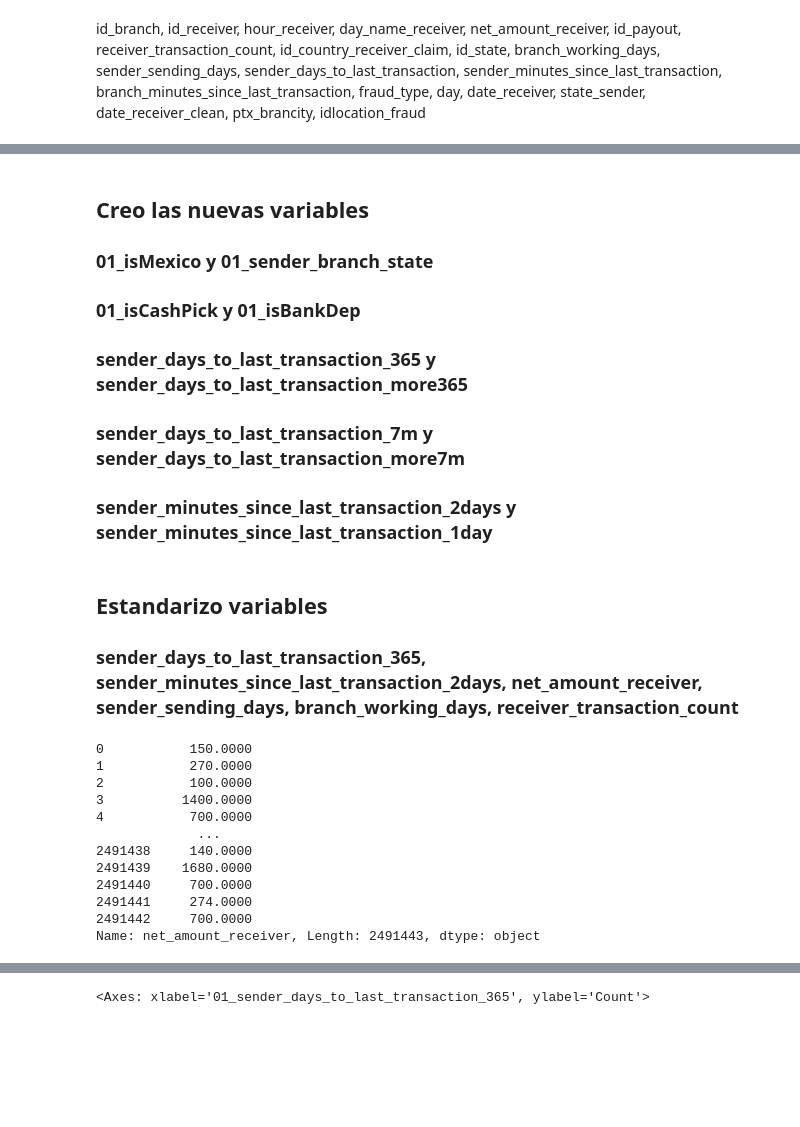
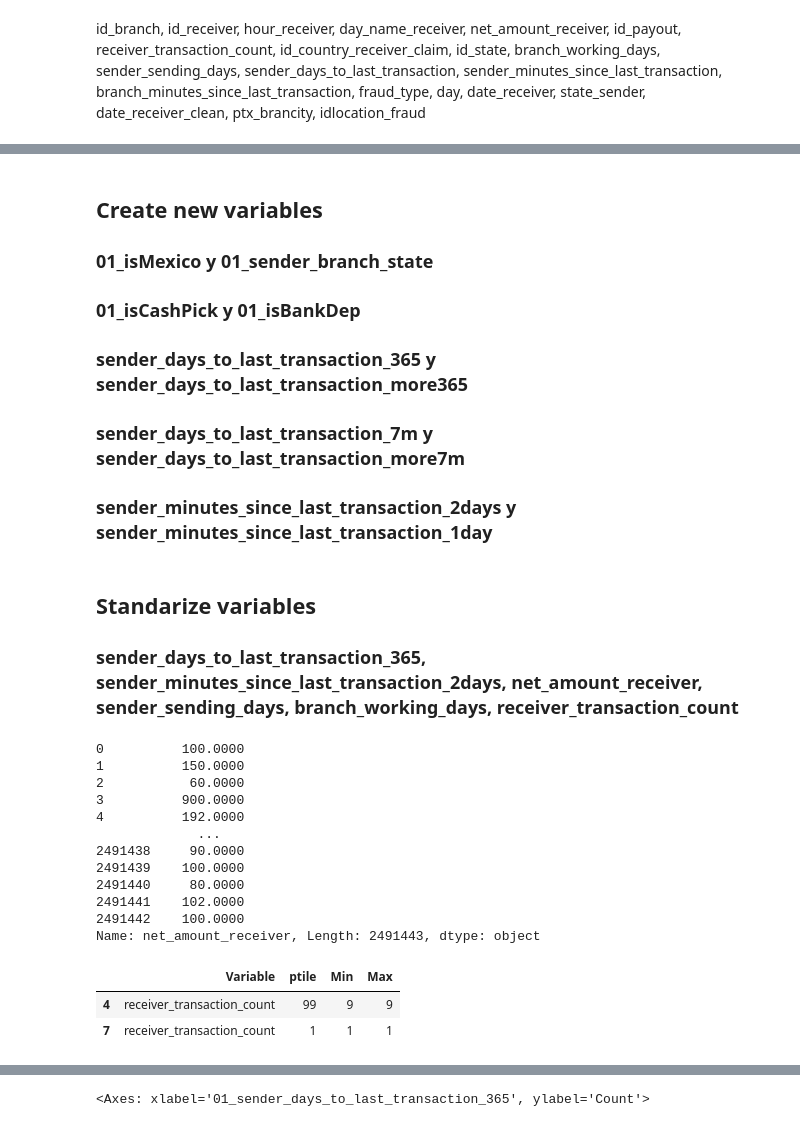
Before and after one commit to Magdaorozco644/ModelosAIm-dev, a Jupyter notebook: Analytics/5.Fraud/01-InputModelo-NuevasVar.ipynb, the cells around one changed output, grey strips where cells are left out. Drawn from its saved outputs; the diff is of its cells as text; code cells hidden in the pictures; blank space fills up the shorter version.

```diff
--- a/Analytics/5.Fraud/01-InputModelo-NuevasVar.ipynb
+++ b/Analytics/5.Fraud/01-InputModelo-NuevasVar.ipynb
@@ -215,7 +221,7 @@ def creo_dummies(df, todummy_list):
         df = pd.DataFrame(df)
     return df, df.columns.difference(df0.columns)
 # %% [markdown]
-## Creo las nuevas variables
+## Create new variables
 ### 01_isMexico y 01_sender_branch_state
 ### 01_isCashPick y 01_isBankDep
 ### sender_days_to_last_transaction_365 y sender_days_to_last_transaction_more365
@@ -266,32 +280,32 @@ df_source.loc[df_source['sender_minutes_since_last_transaction'].astype(float)>
 # %% [markdown]
-## Estandarizo variables
+## Standarize variables
 ### sender_days_to_last_transaction_365, sender_minutes_since_last_transaction_2days, net_amount_receiver, sender_sending_days, branch_working_days, receiver_transaction_count
 # %%
-#Varibles nuevas creadas
-df_source['branch_trans_3m']
-df_source['sender_trans_3m']
+#New Variables
+df_ABT['branch_trans_3m']
+df_ABT['sender_trans_3m']
 
-df_source['location_nro_fraud']
-df_source['branch_has_fraud']
-df_source['sender_nro_fraud']
-df_source['branch_trans_40min']
-df_source['branch_trans_10min']
-df_source['receiver_transaction_count']
-df_source['sender_sending_days']
-df_source['branch_working_days']
-df_source['net_amount_receiver']
+df_ABT['location_nro_fraud']
+df_ABT['branch_has_fraud']
+df_ABT['sender_nro_fraud']
+df_ABT['branch_trans_40min']
+df_ABT['branch_trans_10min']
+df_ABT['receiver_transaction_count']
+df_ABT['sender_sending_days']
+df_ABT['branch_working_days']
+df_ABT['net_amount_receiver']
 # %% [output]
-0           150.0000
-1           270.0000
-2           100.0000
-3          1400.0000
-4           700.0000
+0          100.0000
+1          150.0000
+2           60.0000
+3          900.0000
+4          192.0000
              ...
-2491438     140.0000
-2491439    1680.0000
-2491440     700.0000
-2491441     274.0000
-2491442     700.0000
+2491438     90.0000
+2491439    100.0000
+2491440     80.0000
+2491441    102.0000
+2491442    100.0000
 Name: net_amount_receiver, Length: 2491443, dtype: object
 # %%
 Mx = df_perc.Max[(df_perc['Variable']=='receiver_transaction_count') & (df_perc['ptile']==99)].item()
@@ -303,2 +317,8 @@ df_source['01_receiver_transaction_count'] = escalo_percentiles(df_source['recei
+# %%
+df_perc[df_perc['Variable']=='receiver_transaction_count']
+# %% [output]
+|  | Variable | ptile | Min | Max |
+| 4 | receiver_transaction_count | 99 | 9 | 9 |
+| 7 | receiver_transaction_count | 1 | 1 | 1 |
 # %%
 fig, axs = plt.subplots(1,2,figsize = (12, 4))
```
Also changed, not shown: parts of 40 cells of this notebook.
